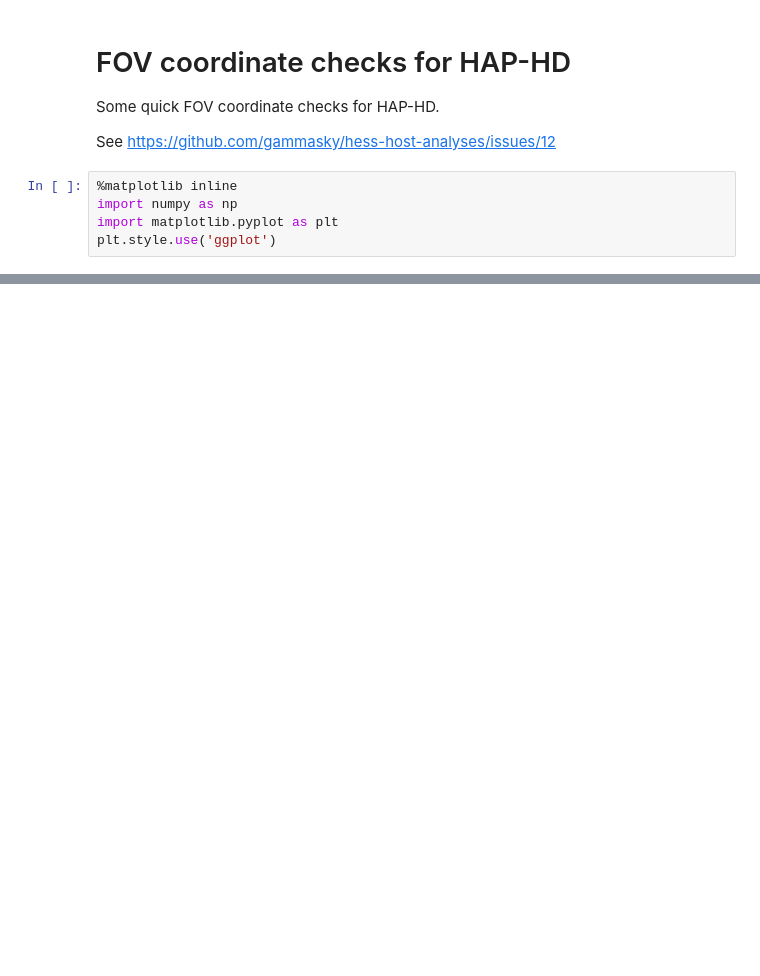
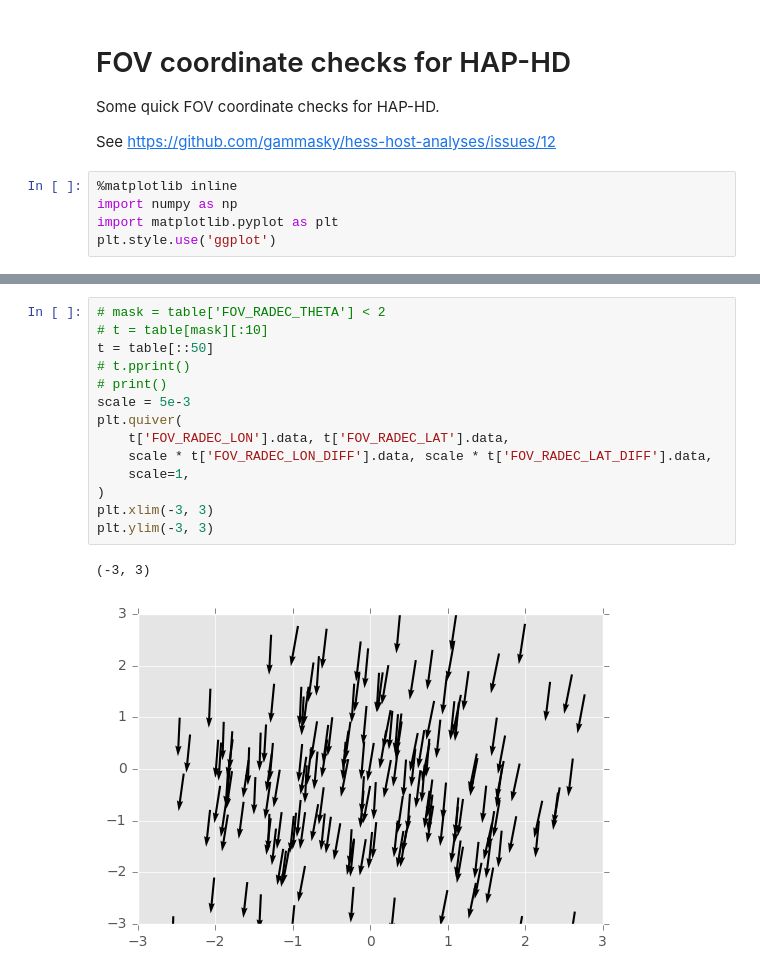
Before and after one commit to cdeil/astrometric_checks, a Jupyter notebook: fov_coordinates_check.ipynb, the cells around one changed output, grey strips where cells are left out. Saved outputs shown, nothing was run; the diff lists cells and outputs as text; blank space fills up the shorter version.

```diff
--- a/fov_coordinates_check.ipynb
+++ b/fov_coordinates_check.ipynb
@@ -41,0 +47,17 @@ plt.ylim(-1, 1)
+# %%
+# mask = table['FOV_RADEC_THETA'] < 2
+# t = table[mask][:10]
+t = table[::50]
+# t.pprint()
+# print()
+scale = 5e-3
+plt.quiver(
+    t['FOV_RADEC_LON'].data, t['FOV_RADEC_LAT'].data,
+    scale * t['FOV_RADEC_LON_DIFF'].data, scale * t['FOV_RADEC_LAT_DIFF'].data,
+    scale=1,
+)
+plt.xlim(-3, 3)
+plt.ylim(-3, 3)
+# %% [output]
+(-3, 3)
+[figure, added]
```
Also changed, not shown: parts of 6 cells of this notebook, 3 other files.
